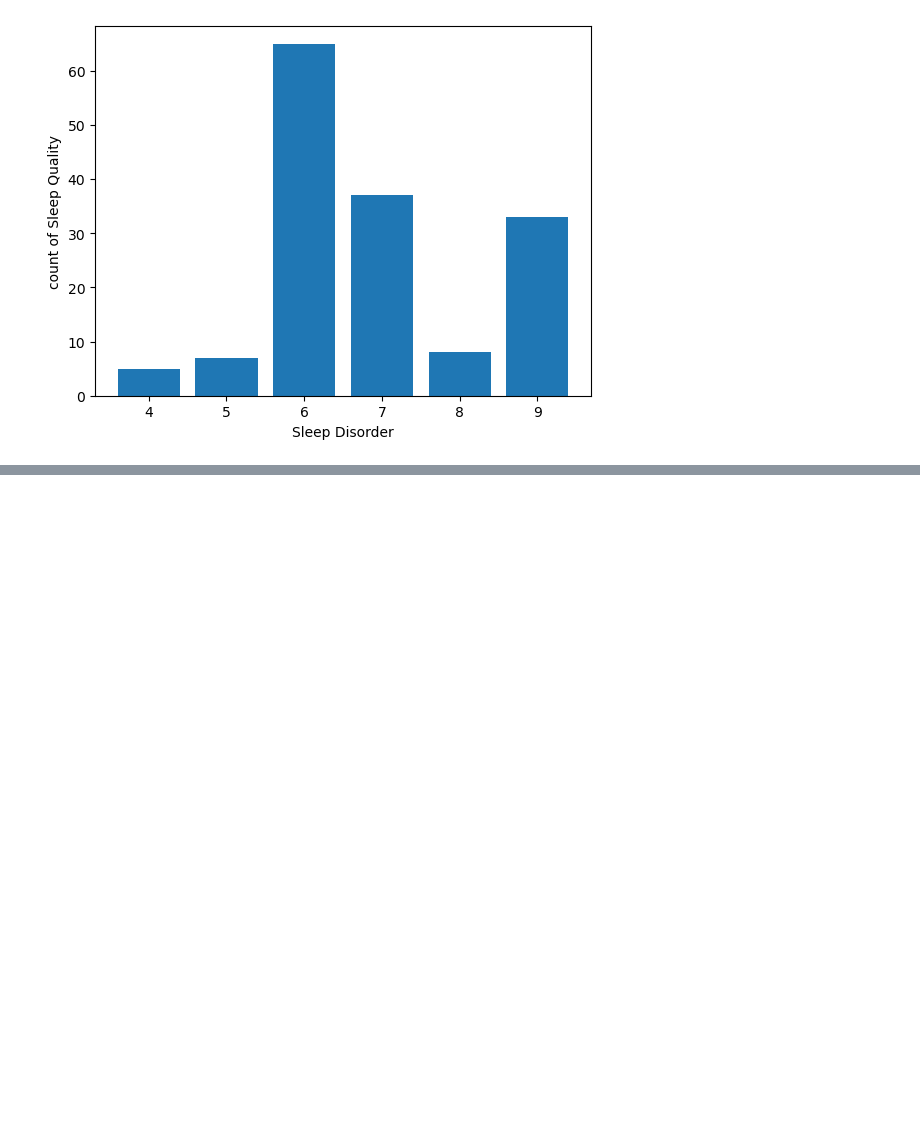
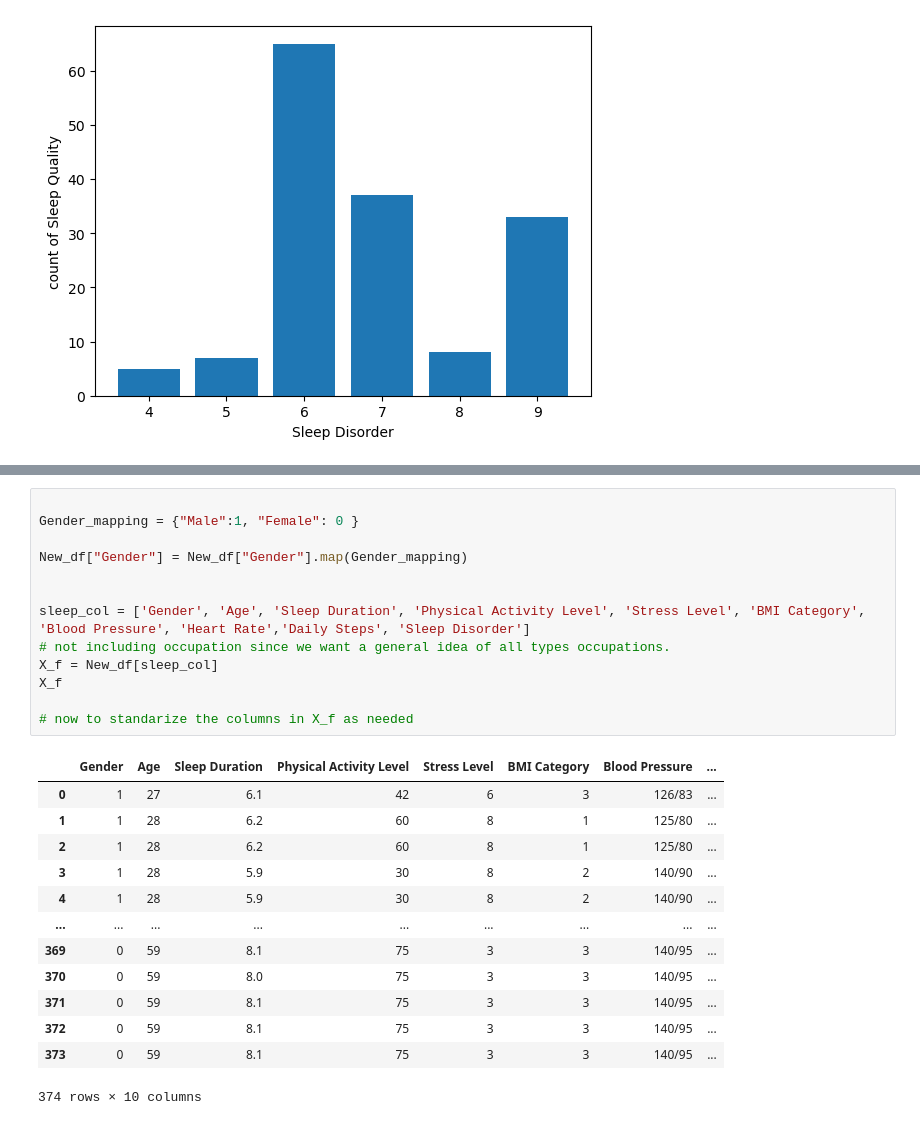
Before and after one commit to EverC0/DataProj, a Jupyter notebook: data_practice.ipynb, the cells around one changed output, grey strips where cells are left out. Saved outputs shown, nothing was run; the diff lists cells and outputs as text; blank space fills up the shorter version.

```diff
--- a/data_practice.ipynb
+++ b/data_practice.ipynb
@@ -440,0 +475,27 @@ plt.show()
+# %%
+
+Gender_mapping = {"Male":1, "Female": 0 }
+
+New_df["Gender"] = New_df["Gender"].map(Gender_mapping)
+
+
+sleep_col = ['Gender', 'Age', 'Sleep Duration', 'Physical Activity Level', 'Stress Level', 'BMI Category', 'Blood Pressure', 'Heart Rate','Daily Steps', 'Sleep Disorder']
+# not including occupation since we want a general idea of all types occupations.
+X_f = New_df[sleep_col]
+X_f
+
+# now to standarize the columns in X_f as needed
+# %% [output]
+|  | Gender | Age | Sleep Duration | Physical Activity Level | Stress Level | BMI Category | Blood Pressure | ... |
+| 0 | 1 | 27 | 6.1 | 42 | 6 | 3 | 126/83 | ... |
+| 1 | 1 | 28 | 6.2 | 60 | 8 | 1 | 125/80 | ... |
+| 2 | 1 | 28 | 6.2 | 60 | 8 | 1 | 125/80 | ... |
+| 3 | 1 | 28 | 5.9 | 30 | 8 | 2 | 140/90 | ... |
+| 4 | 1 | 28 | 5.9 | 30 | 8 | 2 | 140/90 | ... |
+| ... | ... | ... | ... | ... | ... | ... | ... | ... |
+| 369 | 0 | 59 | 8.1 | 75 | 3 | 3 | 140/95 | ... |
+| 370 | 0 | 59 | 8.0 | 75 | 3 | 3 | 140/95 | ... |
+| 371 | 0 | 59 | 8.1 | 75 | 3 | 3 | 140/95 | ... |
+| 372 | 0 | 59 | 8.1 | 75 | 3 | 3 | 140/95 | ... |
+| 373 | 0 | 59 | 8.1 | 75 | 3 | 3 | 140/95 | ... |
+374 rows × 10 columns
```
Also changed, not shown: parts of 11 cells of this notebook.
